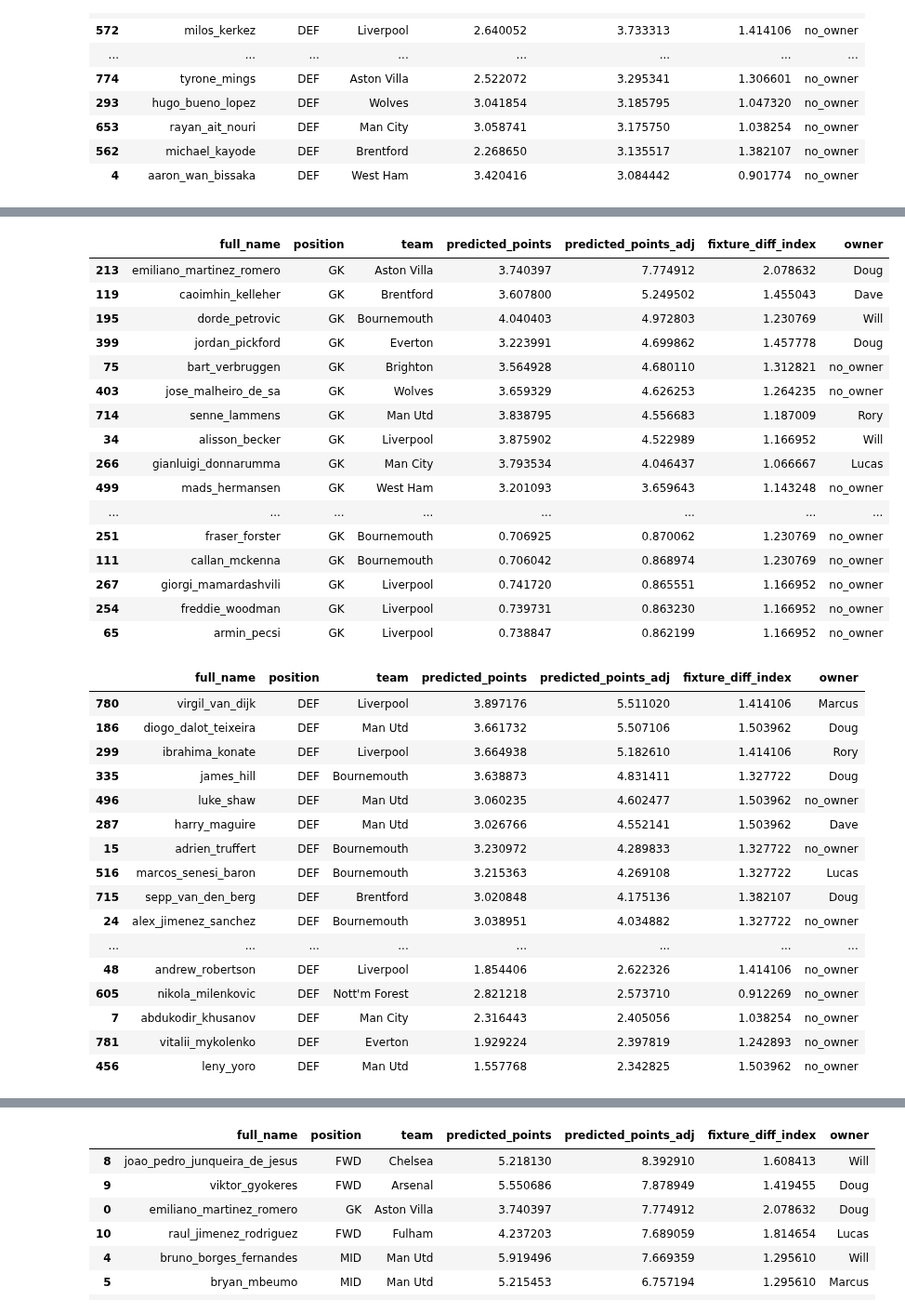
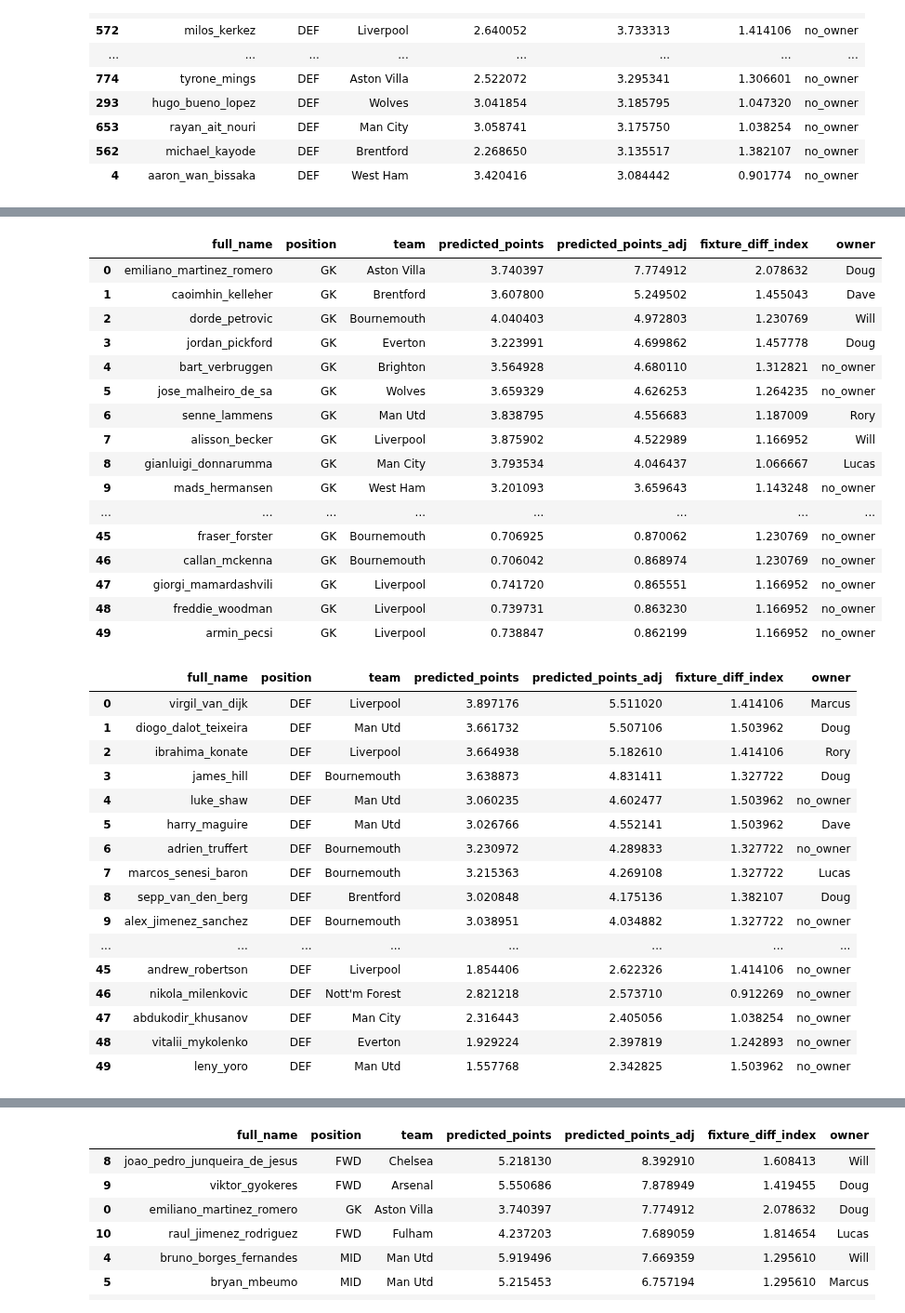
Before and after one commit to doug-ellis/draft_fpl_2526, a Jupyter notebook: transfer/outputs/looking_gw28.ipynb, the cells around one changed output, grey strips where cells are left out. Shown at 93% size. Cells and saved outputs as stored; diff of their text form; code cells hidden in the pictures.

Commit message:
Reset index to help see absolute rank per pos

```diff
--- a/transfer/outputs/looking_gw28.ipynb
+++ b/transfer/outputs/looking_gw28.ipynb
@@ -113,43 +113,43 @@ transfer_df.query('position=="FWD"').sort_values(['owner', 'predicted_points_adj
 | 30 | alexander_isak | FWD | Liverpool | 1.825380 | 1.797460 | 0.984705 | no_owner |
 | 603 | nicolas_jackson | FWD | Chelsea | 1.104584 | 1.776628 | 1.608413 | no_owner |
 # %%
-df_sorted.query('position=="GK"').head(50)
+df_sorted.query('position=="GK"').head(50).reset_index(drop=True)
 # %% [output]
 |  | full_name | position | team | predicted_points | predicted_points_adj | fixture_diff_index | owner |
-| 213 | emiliano_martinez_romero | GK | Aston Villa | 3.740397 | 7.774912 | 2.078632 | Doug |
-| 119 | caoimhin_kelleher | GK | Brentford | 3.607800 | 5.249502 | 1.455043 | Dave |
-| 195 | dorde_petrovic | GK | Bournemouth | 4.040403 | 4.972803 | 1.230769 | Will |
-| 399 | jordan_pickford | GK | Everton | 3.223991 | 4.699862 | 1.457778 | Doug |
-| 75 | bart_verbruggen | GK | Brighton | 3.564928 | 4.680110 | 1.312821 | no_owner |
-| 403 | jose_malheiro_de_sa | GK | Wolves | 3.659329 | 4.626253 | 1.264235 | no_owner |
-| 714 | senne_lammens | GK | Man Utd | 3.838795 | 4.556683 | 1.187009 | Rory |
-| 34 | alisson_becker | GK | Liverpool | 3.875902 | 4.522989 | 1.166952 | Will |
-| 266 | gianluigi_donnarumma | GK | Man City | 3.793534 | 4.046437 | 1.066667 | Lucas |
-| 499 | mads_hermansen | GK | West Ham | 3.201093 | 3.659643 | 1.143248 | no_owner |
+| 0 | emiliano_martinez_romero | GK | Aston Villa | 3.740397 | 7.774912 | 2.078632 | Doug |
+| 1 | caoimhin_kelleher | GK | Brentford | 3.607800 | 5.249502 | 1.455043 | Dave |
+| 2 | dorde_petrovic | GK | Bournemouth | 4.040403 | 4.972803 | 1.230769 | Will |
+| 3 | jordan_pickford | GK | Everton | 3.223991 | 4.699862 | 1.457778 | Doug |
+| 4 | bart_verbruggen | GK | Brighton | 3.564928 | 4.680110 | 1.312821 | no_owner |
+| 5 | jose_malheiro_de_sa | GK | Wolves | 3.659329 | 4.626253 | 1.264235 | no_owner |
+| 6 | senne_lammens | GK | Man Utd | 3.838795 | 4.556683 | 1.187009 | Rory |
+| 7 | alisson_becker | GK | Liverpool | 3.875902 | 4.522989 | 1.166952 | Will |
+| 8 | gianluigi_donnarumma | GK | Man City | 3.793534 | 4.046437 | 1.066667 | Lucas |
+| 9 | mads_hermansen | GK | West Ham | 3.201093 | 3.659643 | 1.143248 | no_owner |
 | ... | ... | ... | ... | ... | ... | ... | ... |
-| 251 | fraser_forster | GK | Bournemouth | 0.706925 | 0.870062 | 1.230769 | no_owner |
-| 111 | callan_mckenna | GK | Bournemouth | 0.706042 | 0.868974 | 1.230769 | no_owner |
-| 267 | giorgi_mamardashvili | GK | Liverpool | 0.741720 | 0.865551 | 1.166952 | no_owner |
-| 254 | freddie_woodman | GK | Liverpool | 0.739731 | 0.863230 | 1.166952 | no_owner |
-| 65 | armin_pecsi | GK | Liverpool | 0.738847 | 0.862199 | 1.166952 | no_owner |
+| 45 | fraser_forster | GK | Bournemouth | 0.706925 | 0.870062 | 1.230769 | no_owner |
+| 46 | callan_mckenna | GK | Bournemouth | 0.706042 | 0.868974 | 1.230769 | no_owner |
+| 47 | giorgi_mamardashvili | GK | Liverpool | 0.741720 | 0.865551 | 1.166952 | no_owner |
+| 48 | freddie_woodman | GK | Liverpool | 0.739731 | 0.863230 | 1.166952 | no_owner |
+| 49 | armin_pecsi | GK | Liverpool | 0.738847 | 0.862199 | 1.166952 | no_owner |
 # %%
-df_sorted.query('position=="DEF"').head(50)
+df_sorted.query('position=="DEF"').head(50).reset_index(drop=True)
 # %% [output]
 |  | full_name | position | team | predicted_points | predicted_points_adj | fixture_diff_index | owner |
-| 780 | virgil_van_dijk | DEF | Liverpool | 3.897176 | 5.511020 | 1.414106 | Marcus |
-| 186 | diogo_dalot_teixeira | DEF | Man Utd | 3.661732 | 5.507106 | 1.503962 | Doug |
-| 299 | ibrahima_konate | DEF | Liverpool | 3.664938 | 5.182610 | 1.414106 | Rory |
-| 335 | james_hill | DEF | Bournemouth | 3.638873 | 4.831411 | 1.327722 | Doug |
-| 496 | luke_shaw | DEF | Man Utd | 3.060235 | 4.602477 | 1.503962 | no_owner |
-| 287 | harry_maguire | DEF | Man Utd | 3.026766 | 4.552141 | 1.503962 | Dave |
-| 15 | adrien_truffert | DEF | Bournemouth | 3.230972 | 4.289833 | 1.327722 | no_owner |
-| 516 | marcos_senesi_baron | DEF | Bournemouth | 3.215363 | 4.269108 | 1.327722 | Lucas |
-| 715 | sepp_van_den_berg | DEF | Brentford | 3.020848 | 4.175136 | 1.382107 | Doug |
-| 24 | alex_jimenez_sanchez | DEF | Bournemouth | 3.038951 | 4.034882 | 1.327722 | no_owner |
+| 0 | virgil_van_dijk | DEF | Liverpool | 3.897176 | 5.511020 | 1.414106 | Marcus |
+| 1 | diogo_dalot_teixeira | DEF | Man Utd | 3.661732 | 5.507106 | 1.503962 | Doug |
+| 2 | ibrahima_konate | DEF | Liverpool | 3.664938 | 5.182610 | 1.414106 | Rory |
+| 3 | james_hill | DEF | Bournemouth | 3.638873 | 4.831411 | 1.327722 | Doug |
+| 4 | luke_shaw | DEF | Man Utd | 3.060235 | 4.602477 | 1.503962 | no_owner |
+| 5 | harry_maguire | DEF | Man Utd | 3.026766 | 4.552141 | 1.503962 | Dave |
+| 6 | adrien_truffert | DEF | Bournemouth | 3.230972 | 4.289833 | 1.327722 | no_owner |
+| 7 | marcos_senesi_baron | DEF | Bournemouth | 3.215363 | 4.269108 | 1.327722 | Lucas |
+| 8 | sepp_van_den_berg | DEF | Brentford | 3.020848 | 4.175136 | 1.382107 | Doug |
+| 9 | alex_jimenez_sanchez | DEF | Bournemouth | 3.038951 | 4.034882 | 1.327722 | no_owner |
 | ... | ... | ... | ... | ... | ... | ... | ... |
-| 48 | andrew_robertson | DEF | Liverpool | 1.854406 | 2.622326 | 1.414106 | no_owner |
-| 605 | nikola_milenkovic | DEF | Nott'm Forest | 2.821218 | 2.573710 | 0.912269 | no_owner |
-| 7 | abdukodir_khusanov | DEF | Man City | 2.316443 | 2.405056 | 1.038254 | no_owner |
-| 781 | vitalii_mykolenko | DEF | Everton | 1.929224 | 2.397819 | 1.242893 | no_owner |
-| 456 | leny_yoro | DEF | Man Utd | 1.557768 | 2.342825 | 1.503962 | no_owner |
+| 45 | andrew_robertson | DEF | Liverpool | 1.854406 | 2.622326 | 1.414106 | no_owner |
+| 46 | nikola_milenkovic | DEF | Nott'm Forest | 2.821218 | 2.573710 | 0.912269 | no_owner |
+| 47 | abdukodir_khusanov | DEF | Man City | 2.316443 | 2.405056 | 1.038254 | no_owner |
+| 48 | vitalii_mykolenko | DEF | Everton | 1.929224 | 2.397819 | 1.242893 | no_owner |
+| 49 | leny_yoro | DEF | Man Utd | 1.557768 | 2.342825 | 1.503962 | no_owner |
 # %%
```
Also changed, not shown: parts of 2 cells of this notebook.
